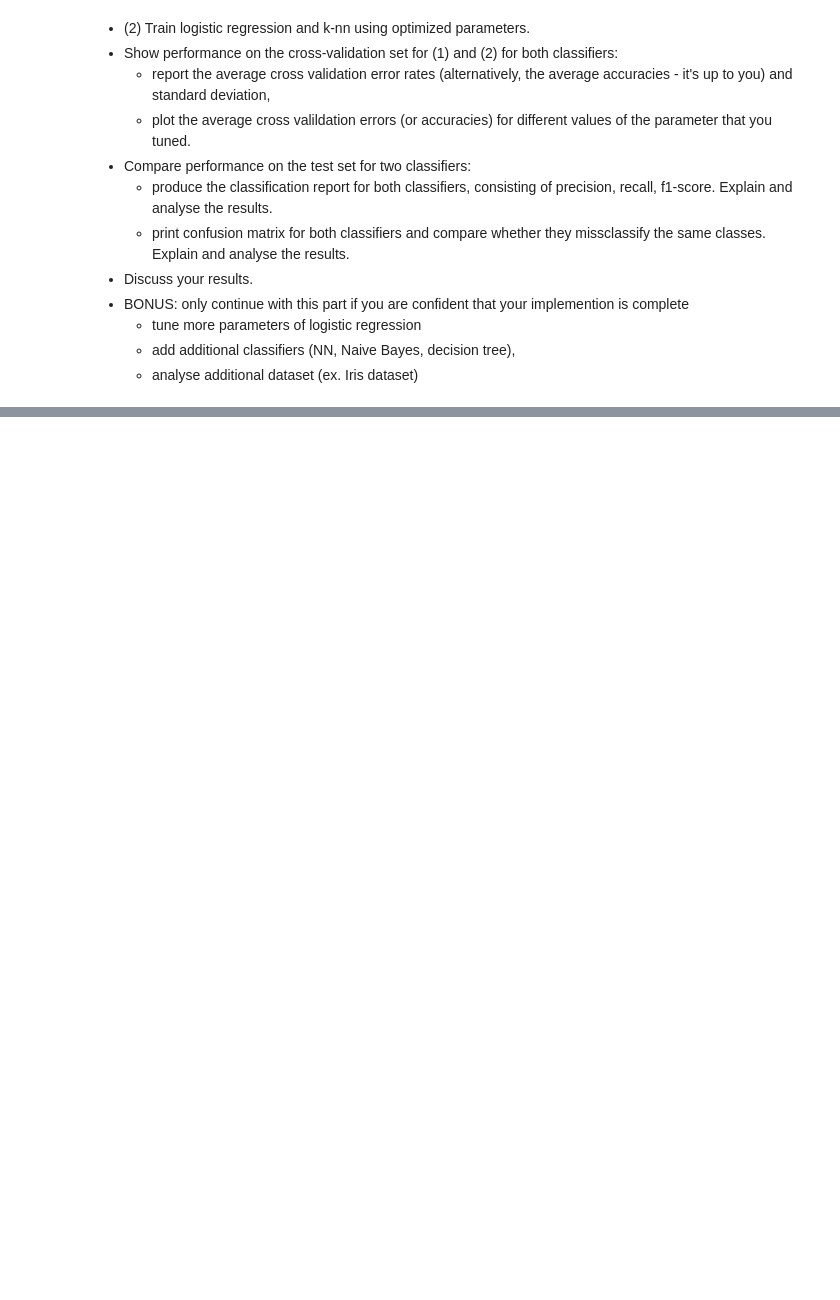
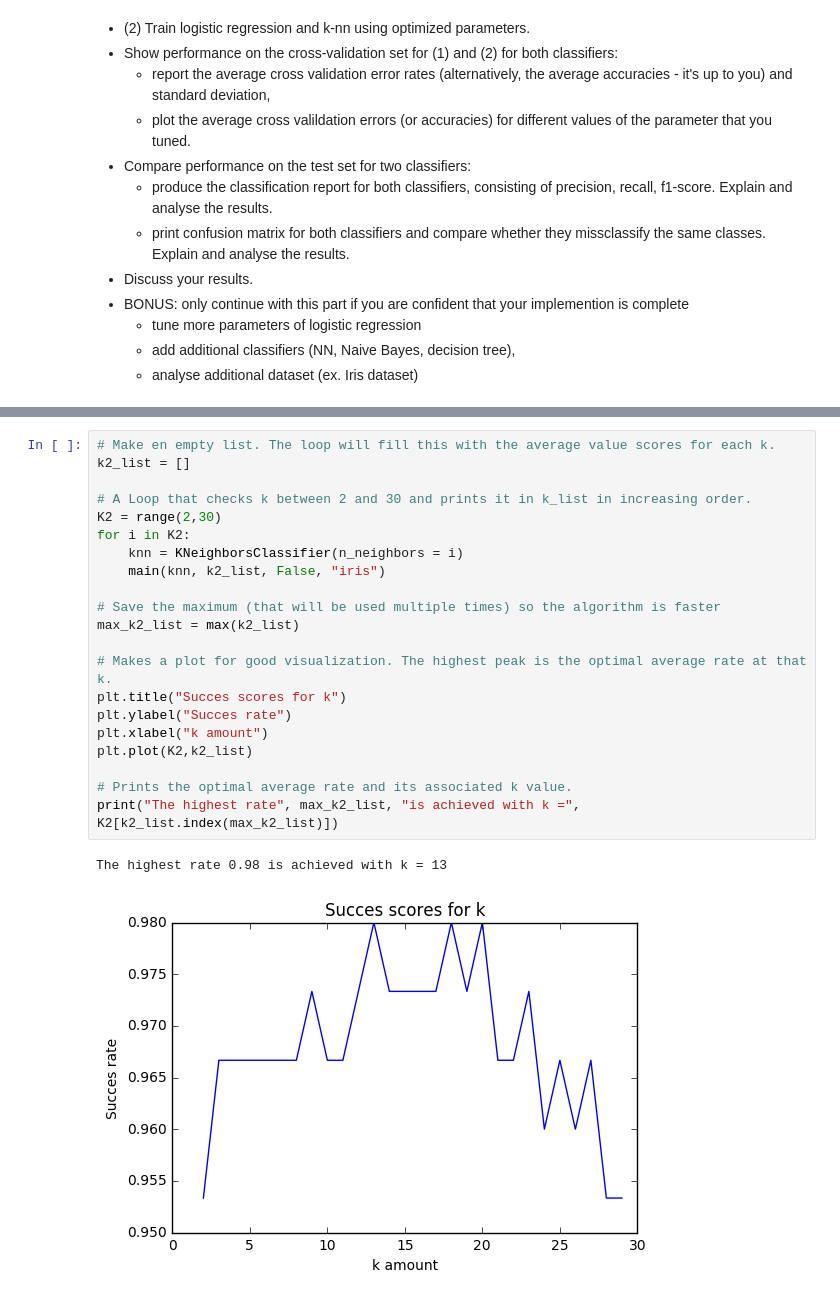
Before and after one commit to MarikWesterhof/Machine-Learning, a Jupyter notebook: Graded Assignment 2/gradedAss2-1.ipynb, the cells around one changed output, grey strips where cells are left out. Cells and saved outputs as stored; diff of their text form; blank space fills up the shorter version.

```diff
--- a/Graded Assignment 2/gradedAss2-1.ipynb
+++ b/Graded Assignment 2/gradedAss2-1.ipynb
@@ -128,0 +373,24 @@ The highest rate 0.97778921138 is achieved with k = 3
+# %%
+# Make en empty list. The loop will fill this with the average value scores for each k.
+k2_list = []
+
+# A Loop that checks k between 2 and 30 and prints it in k_list in increasing order.
+K2 = range(2,30)
+for i in K2:
+    knn = KNeighborsClassifier(n_neighbors = i)
+    main(knn, k2_list, False, "iris")
+
+# Save the maximum (that will be used multiple times) so the algorithm is faster
+max_k2_list = max(k2_list)
+
+# Makes a plot for good visualization. The highest peak is the optimal average rate at that k.
+plt.title("Succes scores for k")
+plt.ylabel("Succes rate")
+plt.xlabel("k amount")
+plt.plot(K2,k2_list)
+
+# Prints the optimal average rate and its associated k value.
+print("The highest rate", max_k2_list, "is achieved with k =", K2[k2_list.index(max_k2_list)])
+# %% [output]
+The highest rate 0.98 is achieved with k = 13
+[figure, added]
```
Also changed, not shown: parts of 29 cells of this notebook.
